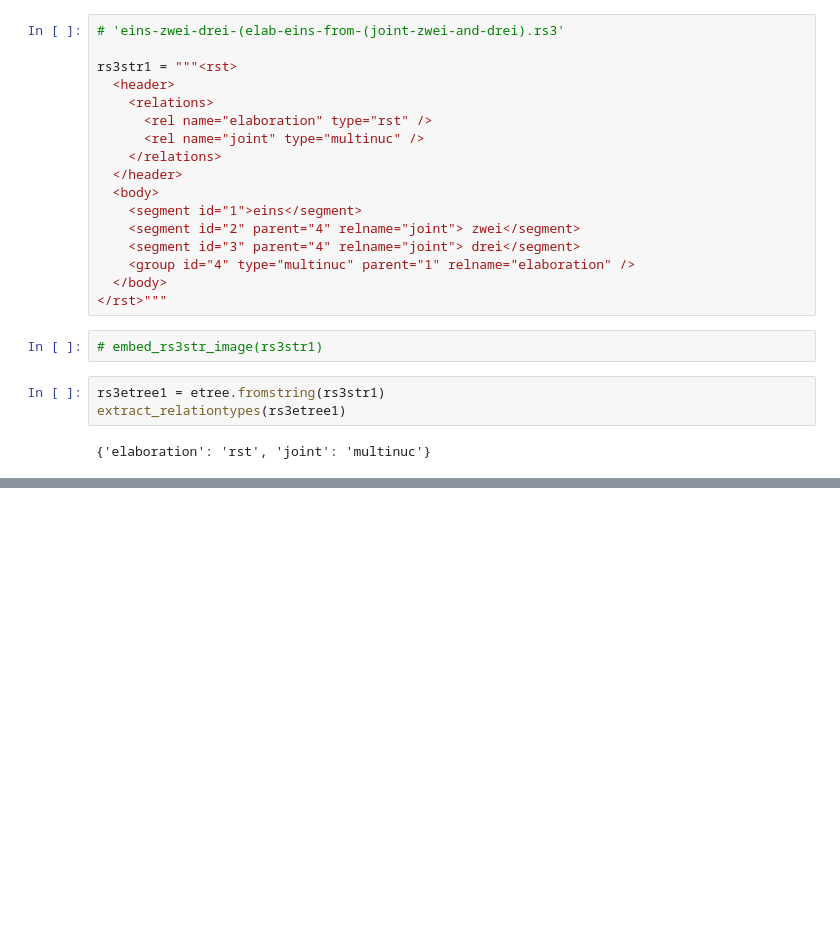
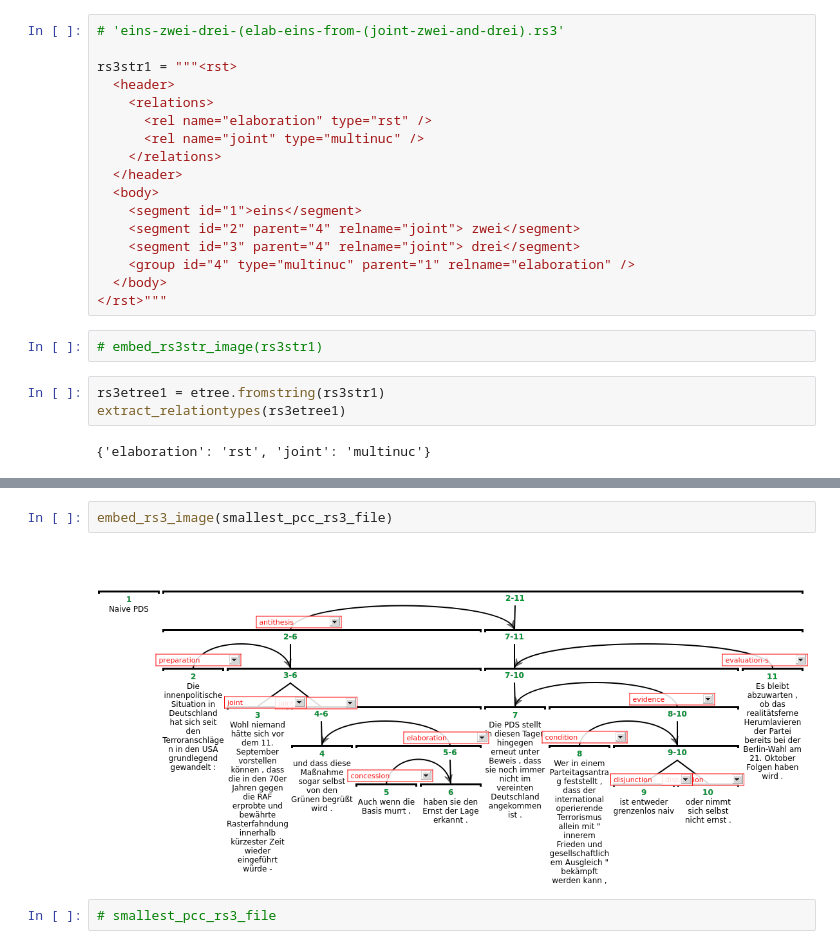
Before and after one commit to arne-cl/alt-mulig, a Jupyter notebook: discoursegraphs/rst2tree/convert-rs3-files-into-sane-nltk-trees.ipynb, the cells around one changed output, grey strips where cells are left out. Drawn from its saved outputs; the diff is of its cells as text; blank space fills up the shorter version.

```diff
--- a/discoursegraphs/rst2tree/convert-rs3-files-into-sane-nltk-trees.ipynb
+++ b/discoursegraphs/rst2tree/convert-rs3-files-into-sane-nltk-trees.ipynb
@@ -379,0 +359,6 @@ children_dict2tree(children)
+# %%
+embed_rs3_image(smallest_pcc_rs3_file)
+# %% [output]
+[figure, added]
+# %%
+# smallest_pcc_rs3_file
```
Also changed, not shown: parts of 47 cells of this notebook, 1 other file.
